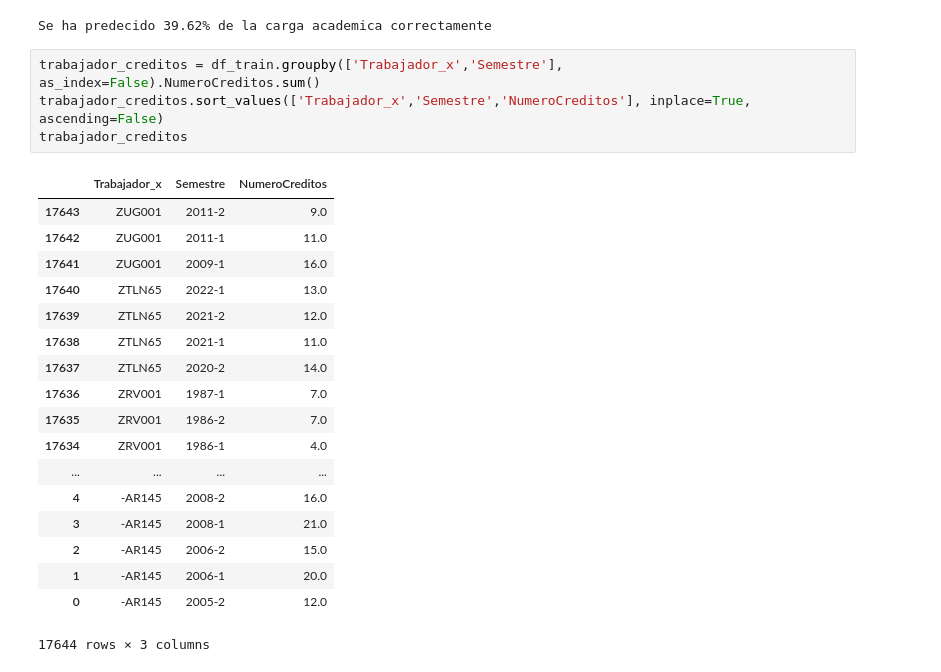
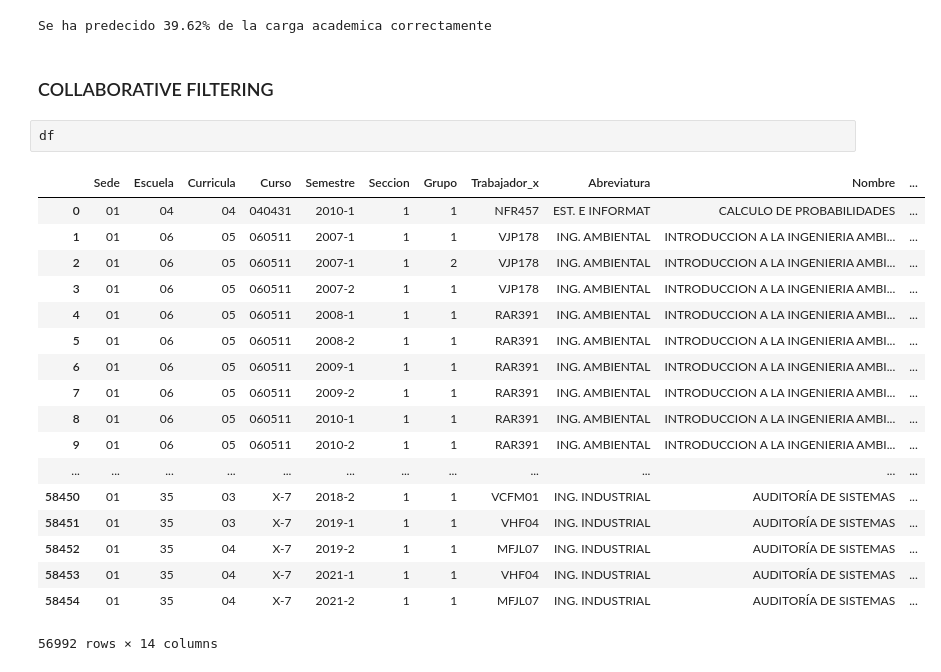
Before and after one commit to SolanoJason/oge, a Jupyter notebook: prediccion_carga_academica.ipynb, the cells around one changed output. Saved outputs shown, nothing was run; the diff lists cells and outputs as text.

```diff
--- a/prediccion_carga_academica.ipynb
+++ b/prediccion_carga_academica.ipynb
@@ -433,26 +429,26 @@ total = df_test.shape[0]
 print(f'Se ha predecido {trabajadores_correctos*100 / total:.2f}% de la carga academica correctamente')
 # %% [output]
 Se ha predecido 39.62% de la carga academica correctamente
-# %%
-trabajador_creditos = df_train.groupby(['Trabajador_x','Semestre'], as_index=False).NumeroCreditos.sum()
-trabajador_creditos.sort_values(['Trabajador_x','Semestre','NumeroCreditos'], inplace=True, ascending=False)
-trabajador_creditos
-# %% [output]
-|  | Trabajador_x | Semestre | NumeroCreditos |
-| 17643 | ZUG001 | 2011-2 | 9.0 |
-| 17642 | ZUG001 | 2011-1 | 11.0 |
-| 17641 | ZUG001 | 2009-1 | 16.0 |
-| 17640 | ZTLN65 | 2022-1 | 13.0 |
-| 17639 | ZTLN65 | 2021-2 | 12.0 |
-| 17638 | ZTLN65 | 2021-1 | 11.0 |
-| 17637 | ZTLN65 | 2020-2 | 14.0 |
-| 17636 | ZRV001 | 1987-1 | 7.0 |
-| 17635 | ZRV001 | 1986-2 | 7.0 |
-| 17634 | ZRV001 | 1986-1 | 4.0 |
-| ... | ... | ... | ... |
-| 4 | -AR145 | 2008-2 | 16.0 |
-| 3 | -AR145 | 2008-1 | 21.0 |
-| 2 | -AR145 | 2006-2 | 15.0 |
-| 1 | -AR145 | 2006-1 | 20.0 |
-| 0 | -AR145 | 2005-2 | 12.0 |
-17644 rows × 3 columns
+# %% [markdown]
+### COLLABORATIVE FILTERING
+# %%
+df
+# %% [output]
+|  | Sede | Escuela | Curricula | Curso | Semestre | Seccion | Grupo | Trabajador_x | Abreviatura | Nombre | ... |
+| 0 | 01 | 04 | 04 | 040431 | 2010-1 | 1 | 1 | NFR457 | EST. E INFORMAT | CALCULO DE PROBABILIDADES | ... |
+| 1 | 01 | 06 | 05 | 060511 | 2007-1 | 1 | 1 | VJP178 | ING. AMBIENTAL | INTRODUCCION A LA INGENIERIA AMBI... | ... |
+| 2 | 01 | 06 | 05 | 060511 | 2007-1 | 1 | 2 | VJP178 | ING. AMBIENTAL | INTRODUCCION A LA INGENIERIA AMBI... | ... |
+| 3 | 01 | 06 | 05 | 060511 | 2007-2 | 1 | 1 | VJP178 | ING. AMBIENTAL | INTRODUCCION A LA INGENIERIA AMBI... | ... |
+| 4 | 01 | 06 | 05 | 060511 | 2008-1 | 1 | 1 | RAR391 | ING. AMBIENTAL | INTRODUCCION A LA INGENIERIA AMBI... | ... |
+| 5 | 01 | 06 | 05 | 060511 | 2008-2 | 1 | 1 | RAR391 | ING. AMBIENTAL | INTRODUCCION A LA INGENIERIA AMBI... | ... |
+| 6 | 01 | 06 | 05 | 060511 | 2009-1 | 1 | 1 | RAR391 | ING. AMBIENTAL | INTRODUCCION A LA INGENIERIA AMBI... | ... |
+| 7 | 01 | 06 | 05 | 060511 | 2009-2 | 1 | 1 | RAR391 | ING. AMBIENTAL | INTRODUCCION A LA INGENIERIA AMBI... | ... |
+| 8 | 01 | 06 | 05 | 060511 | 2010-1 | 1 | 1 | RAR391 | ING. AMBIENTAL | INTRODUCCION A LA INGENIERIA AMBI... | ... |
+| 9 | 01 | 06 | 05 | 060511 | 2010-2 | 1 | 1 | RAR391 | ING. AMBIENTAL | INTRODUCCION A LA INGENIERIA AMBI... | ... |
+| ... | ... | ... | ... | ... | ... | ... | ... | ... | ... | ... | ... |
+| 58450 | 01 | 35 | 03 | X-7 | 2018-2 | 1 | 1 | VCFM01 | ING. INDUSTRIAL | AUDITORÍA DE SISTEMAS | ... |
+| 58451 | 01 | 35 | 03 | X-7 | 2019-1 | 1 | 1 | VHF04 | ING. INDUSTRIAL | AUDITORÍA DE SISTEMAS | ... |
+| 58452 | 01 | 35 | 04 | X-7 | 2019-2 | 1 | 1 | MFJL07 | ING. INDUSTRIAL | AUDITORÍA DE SISTEMAS | ... |
+| 58453 | 01 | 35 | 04 | X-7 | 2021-1 | 1 | 1 | VHF04 | ING. INDUSTRIAL | AUDITORÍA DE SISTEMAS | ... |
+| 58454 | 01 | 35 | 04 | X-7 | 2021-2 | 1 | 1 | MFJL07 | ING. INDUSTRIAL | AUDITORÍA DE SISTEMAS | ... |
+56992 rows × 14 columns
```
Also changed, not shown: parts of 4 cells of this notebook, 5 other files.
